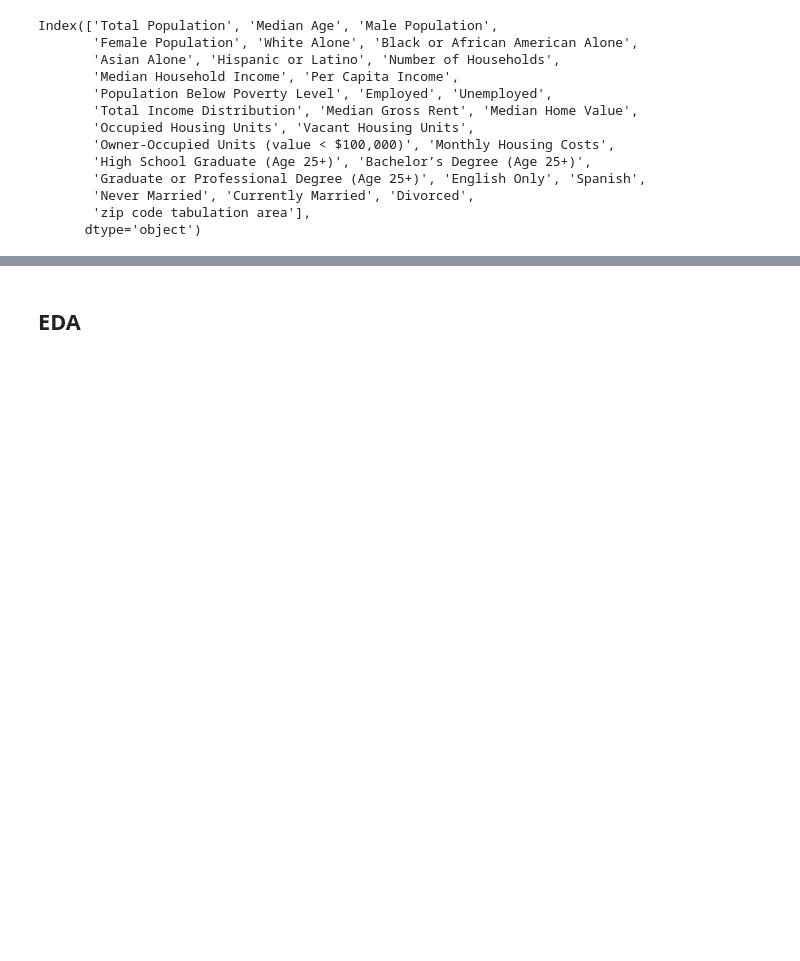
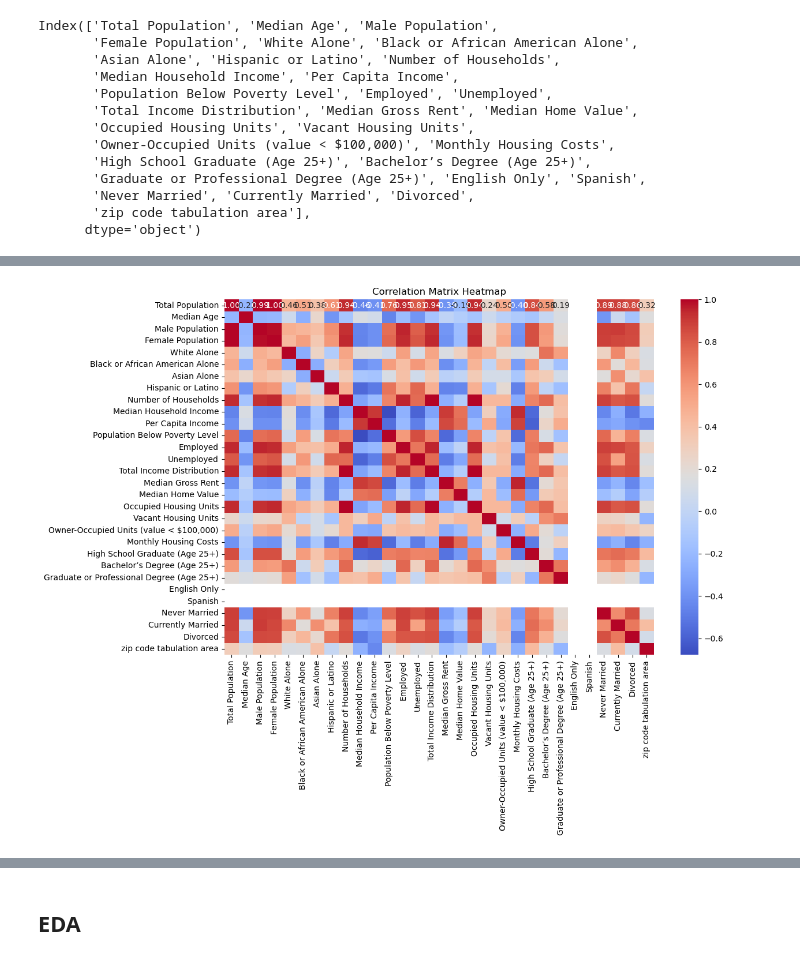
Before and after one commit to abhishekmahajan98/rent-raja, a Jupyter notebook: zip_code_analysis.ipynb, the cells around one changed output, grey strips where cells are left out. Cells and saved outputs as stored; diff of their text form; code cells hidden in the pictures; blank space fills up the shorter version.

```diff
--- a/zip_code_analysis.ipynb
+++ b/zip_code_analysis.ipynb
@@ -53,0 +87,17 @@ Index(['Total Population', 'Median Age', 'Male Population',
+# %%
+# Columns to check for negative values
+# columns_to_check = [
+#     'Median Age', 'Median Household Income', 'Per Capita Income',
+#     'Median Gross Rent', 'Median Home Value', 'Monthly Housing Costs'
+# ]
+
+# # Filter rows where any of the selected columns have negative values
+# negative_values_rows = zip_code_df[zip_code_df[columns_to_check] < 0].dropna(how='all')
+# negative_values_rows
+
+rows_with_negative_666666 = zip_code_df[(zip_code_df == -666666666).any(axis=1)]
+
+zip_code_df_cleaned = zip_code_df[(zip_code_df != -666666666).all(axis=1)]
+
+print("Dropped rows:")
+print(rows_with_negative_666666)
@@ -53,0 +143,12 @@ Index(['Total Population', 'Median Age', 'Male Population',
+# %%
+import seaborn as sns
+import matplotlib.pyplot as plt
+
+correlation_matrix = zip_code_df_cleaned.corr()
+
+plt.figure(figsize=(12, 8))
+sns.heatmap(correlation_matrix, annot=True, cmap='coolwarm', fmt='.2f')
+plt.title("Correlation Matrix Heatmap")
+plt.show()
+# %% [output]
+[figure, added]
```
Also changed, not shown: parts of 27 cells of this notebook, 1 other file.
